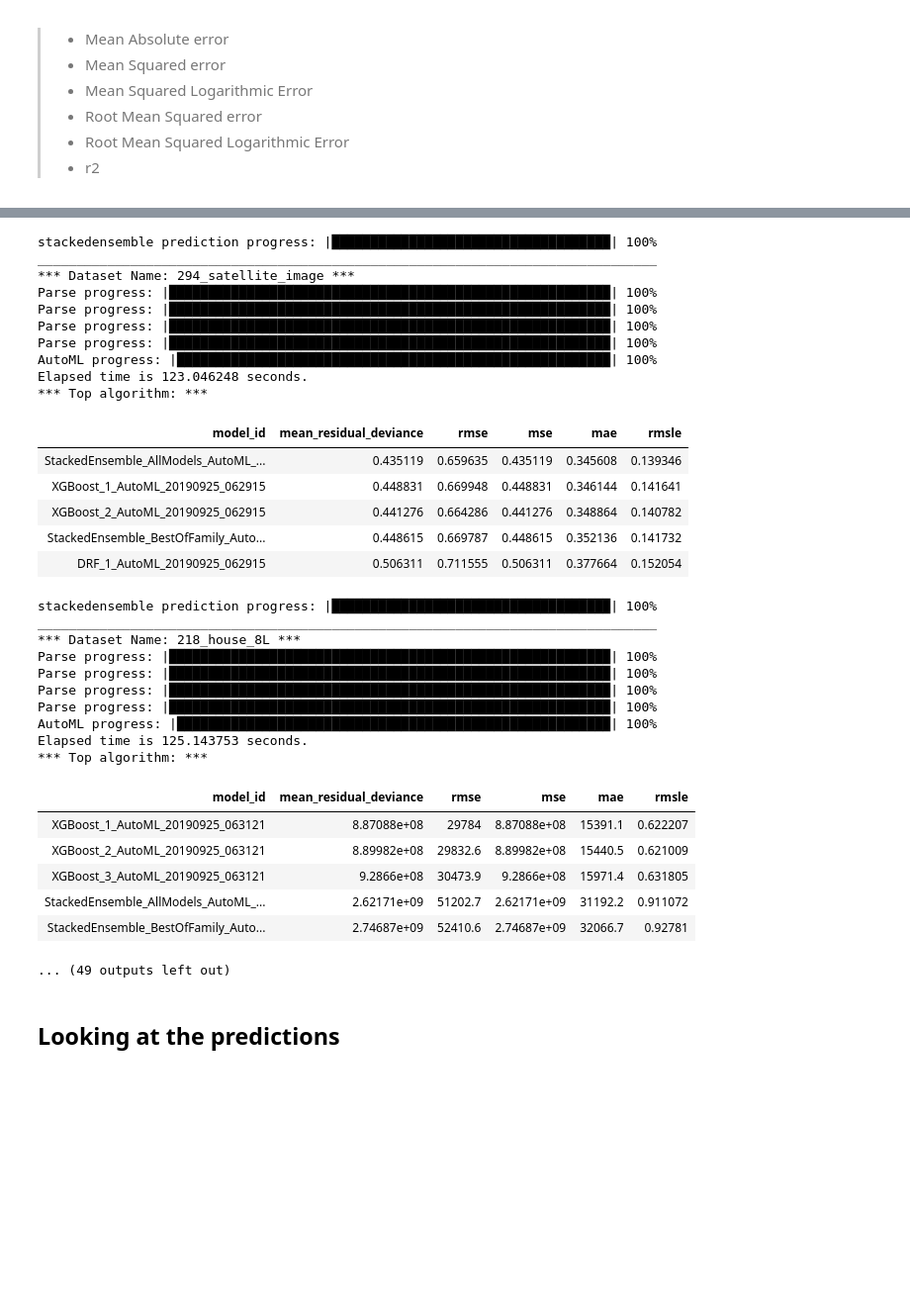
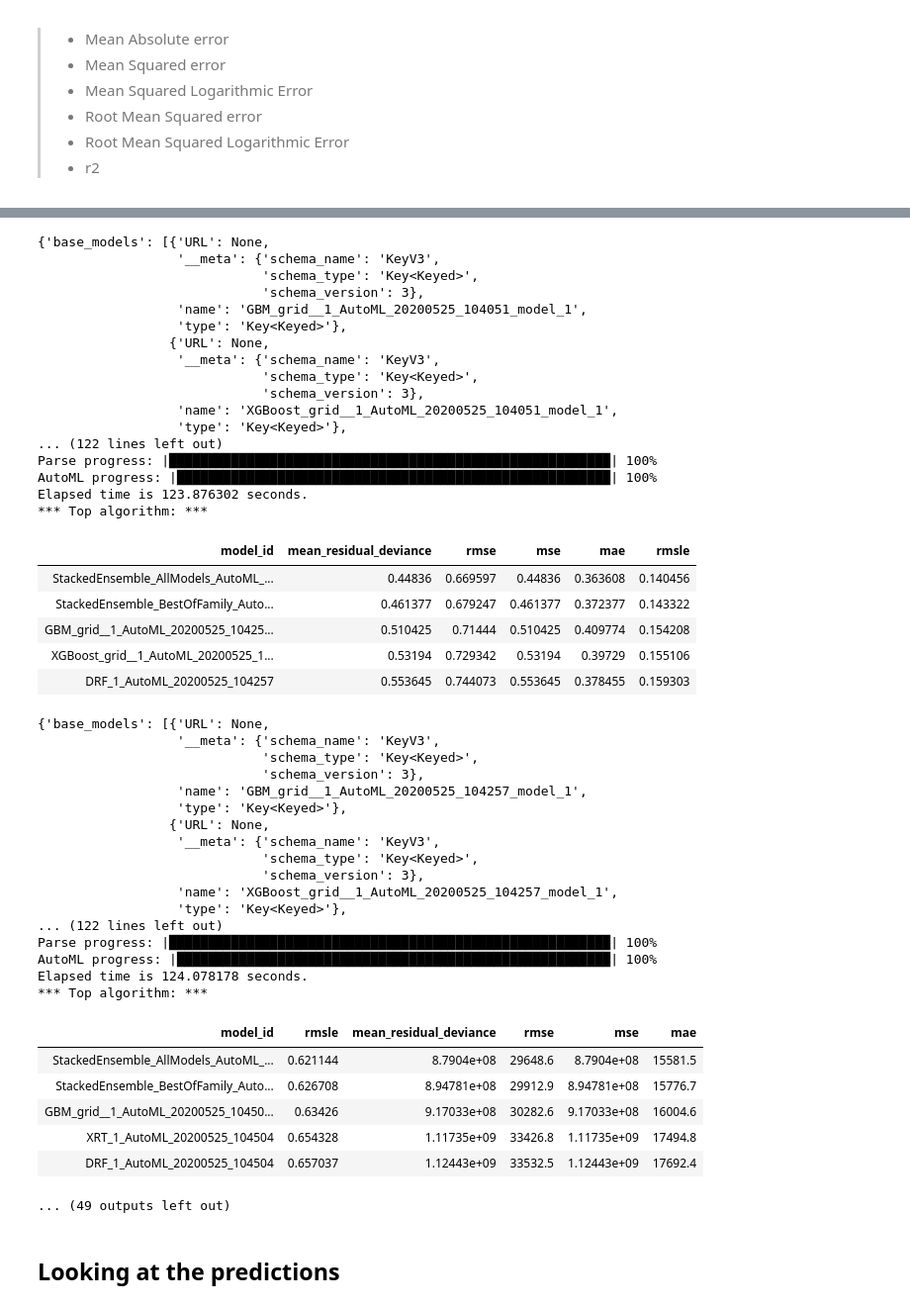
Before and after one commit to raffieeey/MasterResearchAutoML, a Jupyter notebook: h2oautoml/02A_H2OAutoml_Regres.ipynb, the cells around one changed output, grey strips where cells are left out. Shown at 99% size. Saved outputs shown, nothing was run; the diff lists cells and outputs as text; code cells hidden in the pictures; blank space fills up the shorter version.

```diff
--- a/h2oautoml/02A_H2OAutoml_Regres.ipynb
+++ b/h2oautoml/02A_H2OAutoml_Regres.ipynb
@@ -170,6 +151,7 @@ from h2o.automl import H2OAutoML
 from sklearn.model_selection import train_test_split
 from pytictoc import TicToc
 import pandas as pd
+from pprint import pprint
 
 df_result = pd.DataFrame(columns=["dataset_name", "metrics_recorded", "MAE", "MSE","MSLE", "RMSE", "RMSLE", "r2"])
 preds = {}
@@ -194,13 +176,14 @@ for rgrs_dtst in sel_rgrs_dtst:
         X_test = h2o.H2OFrame(X_test)
         y_train = h2o.H2OFrame(y_train)
         y_test = h2o.H2OFrame(y_test)
-        aml = H2OAutoML(seed=69, max_runtime_secs=120,sort_metric=metrics_test)
+        aml = H2OAutoML(seed=69, max_runtime_secs=120,sort_metric=metrics_recorded)
         t.tic()
         aml.train(x=X_train.columns, y=X_train.cbind(y_train)[:,-1].columns[0], training_frame=X_train.cbind(y_train))
         t.toc()
         lb = aml.leaderboard
-        top_algo[rgrs_dtst] = lb.head(5)
+        top_algo[rgrs_dtst] = aml.leader.actual_params
         print("*** Top algorithm: ***", lb.head(5))
+        pprint(aml.leader.actual_params)
         preds[rgrs_dtst] = aml.leader.predict(X_test).as_data_frame()
         p = MetricsCalc(y_test,preds[rgrs_dtst])
         df_result.loc[ix,'MAE'] = p.mae()
@@ -277,35 +281,49 @@ Elapsed time is 122.657596 seconds.
-stackedensemble prediction progress: |████████████████████████████████████| 100%
-________________________________________________________________________________
-*** Dataset Name: 294_satellite_image ***
-Parse progress: |█████████████████████████████████████████████████████████| 100%
-Parse progress: |█████████████████████████████████████████████████████████| 100%
-Parse progress: |█████████████████████████████████████████████████████████| 100%
+{'base_models': [{'URL': None,
+                  '__meta': {'schema_name': 'KeyV3',
+                             'schema_type': 'Key<Keyed>',
+                             'schema_version': 3},
+                  'name': 'GBM_grid__1_AutoML_20200525_104051_model_1',
+                  'type': 'Key<Keyed>'},
+                 {'URL': None,
+                  '__meta': {'schema_name': 'KeyV3',
+                             'schema_type': 'Key<Keyed>',
+                             'schema_version': 3},
+                  'name': 'XGBoost_grid__1_AutoML_20200525_104051_model_1',
+                  'type': 'Key<Keyed>'},
+... (122 lines left out)
 Parse progress: |█████████████████████████████████████████████████████████| 100%
 AutoML progress: |████████████████████████████████████████████████████████| 100%
-Elapsed time is 123.046248 seconds.
+Elapsed time is 123.876302 seconds.
 *** Top algorithm: ***
 | model_id | mean_residual_deviance | rmse | mse | mae | rmsle |
-| StackedEnsemble_AllModels_AutoML_... | 0.435119 | 0.659635 | 0.435119 | 0.345608 | 0.139346 |
-| XGBoost_1_AutoML_20190925_062915 | 0.448831 | 0.669948 | 0.448831 | 0.346144 | 0.141641 |
-| XGBoost_2_AutoML_20190925_062915 | 0.441276 | 0.664286 | 0.441276 | 0.348864 | 0.140782 |
-| StackedEnsemble_BestOfFamily_Auto... | 0.448615 | 0.669787 | 0.448615 | 0.352136 | 0.141732 |
-| DRF_1_AutoML_20190925_062915 | 0.506311 | 0.711555 | 0.506311 | 0.377664 | 0.152054 |
+| StackedEnsemble_AllModels_AutoML_... | 0.44836 | 0.669597 | 0.44836 | 0.363608 | 0.140456 |
+| StackedEnsemble_BestOfFamily_Auto... | 0.461377 | 0.679247 | 0.461377 | 0.372377 | 0.143322 |
+| GBM_grid__1_AutoML_20200525_10425... | 0.510425 | 0.71444 | 0.510425 | 0.409774 | 0.154208 |
+| XGBoost_grid__1_AutoML_20200525_1... | 0.53194 | 0.729342 | 0.53194 | 0.39729 | 0.155106 |
+| DRF_1_AutoML_20200525_104257 | 0.553645 | 0.744073 | 0.553645 | 0.378455 | 0.159303 |
-stackedensemble prediction progress: |████████████████████████████████████| 100%
-________________________________________________________________________________
-*** Dataset Name: 218_house_8L ***
-Parse progress: |█████████████████████████████████████████████████████████| 100%
-Parse progress: |█████████████████████████████████████████████████████████| 100%
-Parse progress: |█████████████████████████████████████████████████████████| 100%
+{'base_models': [{'URL': None,
+                  '__meta': {'schema_name': 'KeyV3',
+                             'schema_type': 'Key<Keyed>',
+                             'schema_version': 3},
+                  'name': 'GBM_grid__1_AutoML_20200525_104257_model_1',
+                  'type': 'Key<Keyed>'},
+                 {'URL': None,
+                  '__meta': {'schema_name': 'KeyV3',
+                             'schema_type': 'Key<Keyed>',
+                             'schema_version': 3},
+                  'name': 'XGBoost_grid__1_AutoML_20200525_104257_model_1',
+                  'type': 'Key<Keyed>'},
+... (122 lines left out)
 Parse progress: |█████████████████████████████████████████████████████████| 100%
 AutoML progress: |████████████████████████████████████████████████████████| 100%
-Elapsed time is 125.143753 seconds.
+Elapsed time is 124.078178 seconds.
 *** Top algorithm: ***
-| model_id | mean_residual_deviance | rmse | mse | mae | rmsle |
-| XGBoost_1_AutoML_20190925_063121 | 8.87088e+08 | 29784 | 8.87088e+08 | 15391.1 | 0.622207 |
-| XGBoost_2_AutoML_20190925_063121 | 8.89982e+08 | 29832.6 | 8.89982e+08 | 15440.5 | 0.621009 |
-| XGBoost_3_AutoML_20190925_063121 | 9.2866e+08 | 30473.9 | 9.2866e+08 | 15971.4 | 0.631805 |
-| StackedEnsemble_AllModels_AutoML_... | 2.62171e+09 | 51202.7 | 2.62171e+09 | 31192.2 | 0.911072 |
-| StackedEnsemble_BestOfFamily_Auto... | 2.74687e+09 | 52410.6 | 2.74687e+09 | 32066.7 | 0.92781 |
+| model_id | rmsle | mean_residual_deviance | rmse | mse | mae |
+| StackedEnsemble_AllModels_AutoML_... | 0.621144 | 8.7904e+08 | 29648.6 | 8.7904e+08 | 15581.5 |
+| StackedEnsemble_BestOfFamily_Auto... | 0.626708 | 8.94781e+08 | 29912.9 | 8.94781e+08 | 15776.7 |
+| GBM_grid__1_AutoML_20200525_10450... | 0.63426 | 9.17033e+08 | 30282.6 | 9.17033e+08 | 16004.6 |
+| XRT_1_AutoML_20200525_104504 | 0.654328 | 1.11735e+09 | 33426.8 | 1.11735e+09 | 17494.8 |
+| DRF_1_AutoML_20200525_104504 | 0.657037 | 1.12443e+09 | 33532.5 | 1.12443e+09 | 17692.4 |
 ... (49 outputs left out)
 # %% [markdown]
 ## Looking at the predictions
```
Also changed, not shown: parts of 8 cells of this notebook.
